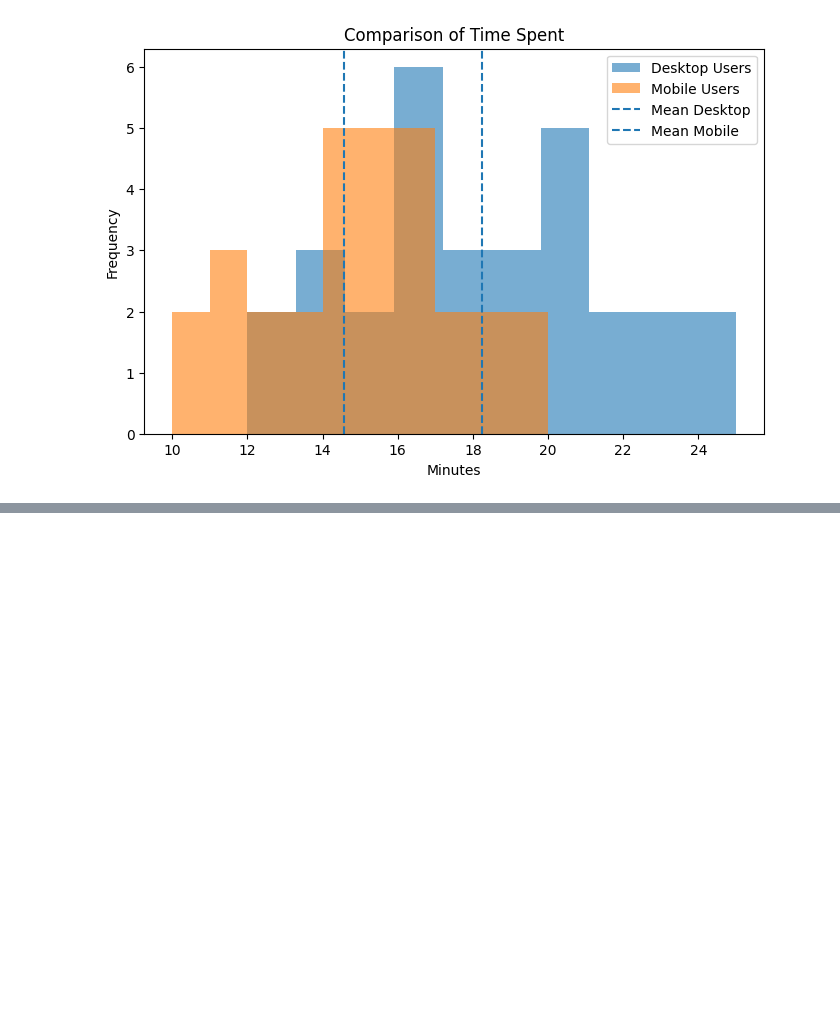
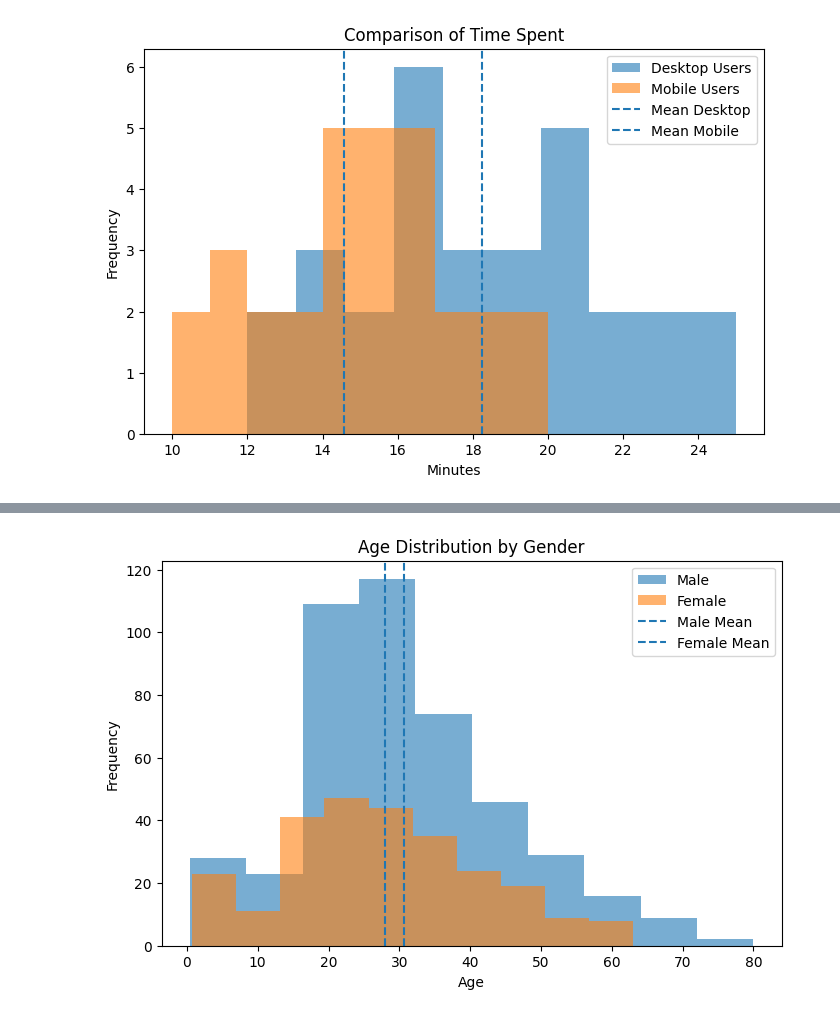
Before and after one commit to mapurva/CodeWorkspace, a Jupyter notebook: Hypothesis_Testing.ipynb, the cells around one changed output, grey strips where cells are left out. Saved outputs shown, nothing was run; the diff lists cells and outputs as text; code cells hidden in the pictures; blank space fills up the shorter version.

```diff
--- a/Hypothesis_Testing.ipynb
+++ b/Hypothesis_Testing.ipynb
@@ -3224,0 +3258,6 @@ ttest_ind(desktop, mobile, equal_var=False)
+# %%
+import pandas as pd
+
+df = pd.read_csv('https://raw.githubusercontent.com/datasciencedojo/datasets/master/titanic.csv')
+
+df.head()
@@ -3224,0 +3276,13 @@ ttest_ind(desktop, mobile, equal_var=False)
+# %%
+# Remove missing values
+df = df[['Age','Sex']].dropna()
+
+# Split groups
+male_age = df[df['Sex'] == 'male']['Age']
+female_age = df[df['Sex'] == 'female']['Age']
+
+print("Male count:", len(male_age))
+print("Female count:", len(female_age))
+
+print("Male mean age:", round(male_age.mean(),2))
+print("Female mean age:", round(female_age.mean(),2))
@@ -3224,0 +3339,19 @@ ttest_ind(desktop, mobile, equal_var=False)
+# %%
+import matplotlib.pyplot as plt
+
+plt.figure(figsize=(8,5))
+
+plt.hist(male_age, alpha=0.6, label="Male")
+plt.hist(female_age, alpha=0.6, label="Female")
+
+plt.axvline(male_age.mean(), linestyle='--', label="Male Mean")
+plt.axvline(female_age.mean(), linestyle='--', label="Female Mean")
+
+plt.legend()
+plt.title("Age Distribution by Gender")
+plt.xlabel("Age")
+plt.ylabel("Frequency")
+
+plt.show()
+# %% [output]
+[figure, added]
```
Also changed, not shown: parts of 24 cells of this notebook.
